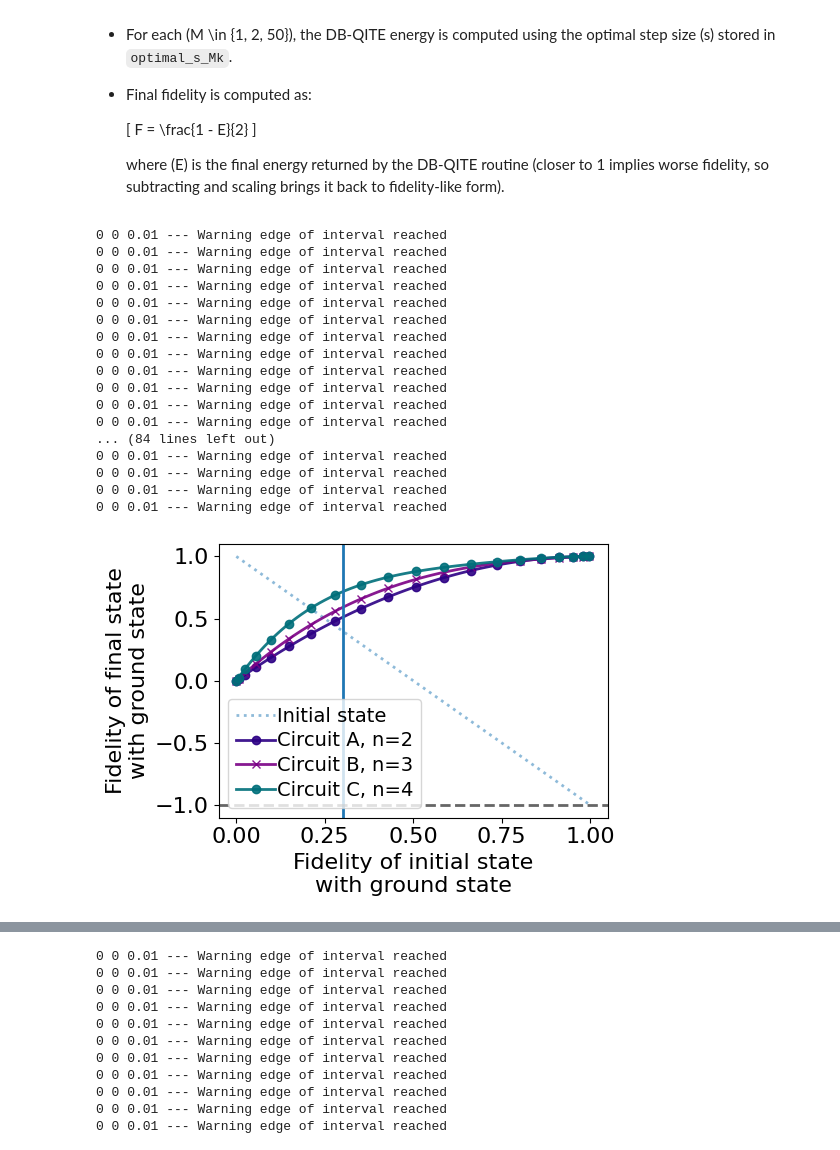
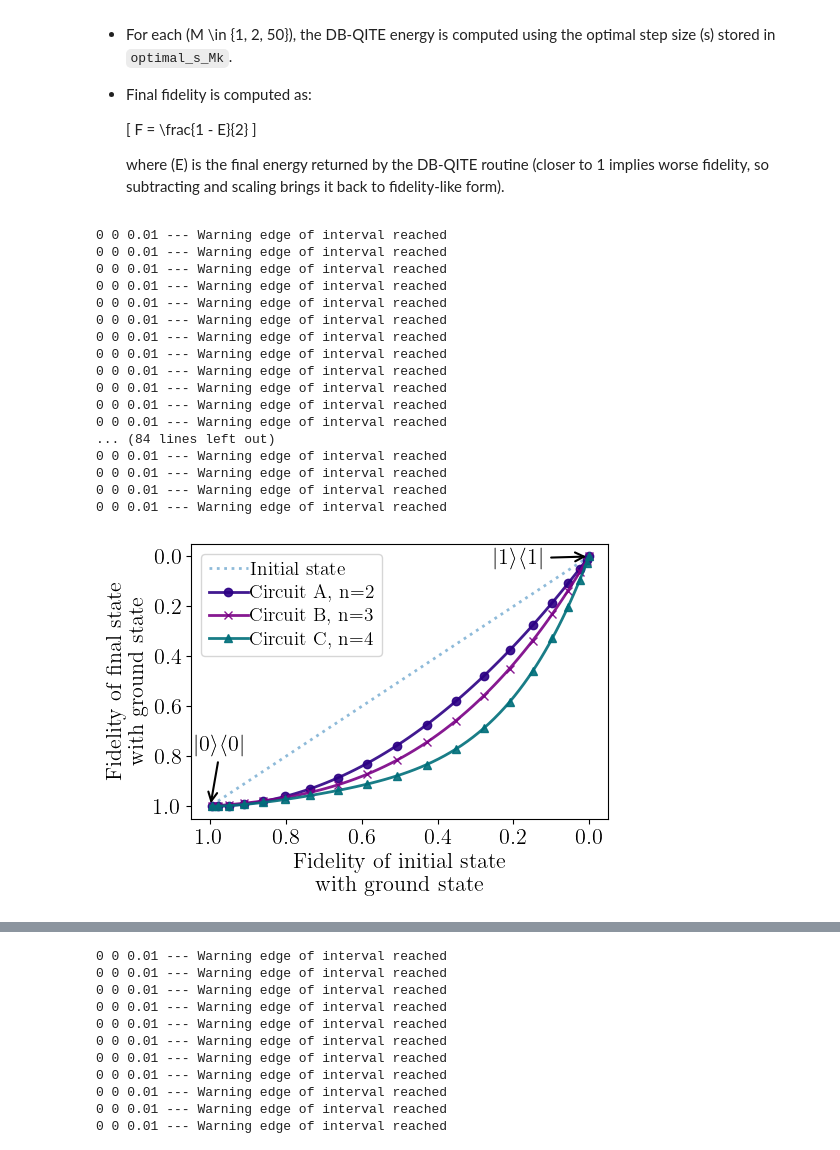
Before and after one commit to khanhuyengiang/dbac, a Jupyter notebook: jupyter_notebooks/qite_dme_notebook_k1_k2_energy.ipynb, the cells around one changed output, grey strips where cells are left out. Cells and saved outputs as stored; diff of their text form; code cells hidden in the pictures.

Commit message:
energy values for qubit 2

```diff
--- a/jupyter_notebooks/qite_dme_notebook_k1_k2_energy.ipynb
+++ b/jupyter_notebooks/qite_dme_notebook_k1_k2_energy.ipynb
@@ -27,8 +27,8 @@ plt.rcParams.update({
     'legend.labelspacing': .3,
     'legend.columnspacing': .3,
     'legend.handletextpad': .1,
-    # 'text.usetex': True,
-    # 'font.family': "serif",
+    'text.usetex': True,
+    'font.family': "serif",
     'font.serif': "cm",
     'figure.figsize': [5, 3.5],
     'figure.autolayout': True
@@ -86,12 +84,12 @@ sigma_x = np.array([[0, 1], [1, 0]])
 thetas = np.linspace(0, 1, 100)
 psis = np.array([expm(-1j * np.pi/2 * sigma_x * t) @ [[0], [1]] for t in thetas])
 state_0 = np.array([1, 0], dtype=complex)
-target_fidelity = -1
+target_fidelity = 0.9
 
 # Helper: Fidelity w.r.t. |0⟩
 def fidelity_with_0(state):
-    ρ = state @ state.T.conj() if state.ndim == 2 else state
-    return np.real(state_0.conj().T @ ρ @ state_0)
+    rho = state @ state.T.conj() if state.ndim == 2 else state
+    return np.real(state_0.conj().T @ rho @ state_0)
 
 # Initial state fidelities and GCI energy
 fidelities_original = [fidelity_with_0(psi) for psi in psis]
@@ -113,59 +111,56 @@ dict_fid_RGCI_2 = run_dbqite({1: 'Circuit C, n=4'}, k=2, psis=psis)
 
 # Plot
 fig, ax = plt.subplots(figsize=(5.5, 4))
-ax.plot(fidelities_original, res_init, label="Initial state", alpha=0.5, linestyle=':')
+ax.plot(fidelities_original, fidelities_original, label="Initial state", alpha=0.5, linestyle=':')
 
 color = ['#2c0084', '#7a0085', '#006f7a', 'C0']
 markers = ['o', 'x', '^']
 
-for i, (label, energies) in enumerate(dict_fid_RGCI_1.items()):
-    ax.plot(fidelities_original, energies, label=label, color=color[i],
+for i, (label, fidelities) in enumerate(dict_fid_RGCI_1.items()):
+    ax.plot(fidelities_original, fidelities, label=label, color=color[i],
             marker=markers[i], markevery=5, markersize=6, alpha=0.9)
 
-for i, (label, energies) in enumerate(dict_fid_RGCI_2.items()):
-    ax.plot(fidelities_original, energies, label=label, color=color[i+2],
-            marker=markers[i], markevery=5, markersize=6, alpha=0.9)
+for i, (label, fidelities) in enumerate(dict_fid_RGCI_2.items()):
+    ax.plot(fidelities_original, fidelities, label=label, color=color[i+2],
+            marker=markers[i+2], markevery=5, markersize=6, alpha=0.9)
 
-ax.axvline(0.3)
+# Reverse axes: higher overlap → left/lower corner
+plt.gca().invert_xaxis()
+plt.gca().invert_yaxis()
+# ax.axhline(y=target_fidelity, color='k', alpha=0.6, linestyle='--', label=f'Target F = {target_fidelity}')
 
-
-# Annotations
-ax.axhline(y=target_fidelity, color='k', alpha=0.6, linestyle='--')
+# Labels and legend
 ax.set_xlabel('Fidelity of initial state\nwith ground state')
 ax.set_ylabel('Fidelity of final state\nwith ground state')
 ax.legend()
 
-ax.annotate(r'$|1\rangle\langle 1|$',
-            xy=(fidelities_original[0], res_init[0] + 1),
-            xytext=(fidelities_original[0] + 0.15, res_init[0] + 0.9),
-            arrowprops=dict(arrowstyle='->', lw=1.5))
-
-ax.annotate(r'$|0\rangle\langle 0|$',
-            xy=(fidelities_original[-1], res_init[-1] - 2),
-            xytext=(fidelities_original[-1] - 0.1, res_init[-1] - 1.5),
-            arrowprops=dict(arrowstyle='->', lw=1.5))
+# Annotate |1⟩ and |0⟩
+ax.annotate(r'$|1\rangle\langle 1|$', xy=(fidelities_original[0], fidelities[0]),
+            xytext=(fidelities_original[0]+0.25, fidelities[0]+0.03), arrowprops=dict(arrowstyle='->', lw=1.5))
+ax.annotate(r'$|0\rangle\langle 0|$', xy=(fidelities_original[-1], fidelities[-1]),
+            xytext=(fidelities_original[-1]+0.04, fidelities[-1]-0.22), arrowprops=dict(arrowstyle='->', lw=1.5))
 
 plt.tight_layout()
-plt.savefig(f'plots/energy_QITE_DME_k_2_M_fidelity_final_vs_original.pdf')
+plt.savefig(f'plots/3_circuit_fid.pdf')
 # %% [output]
 0 0 0.01 --- Warning edge of interval reached
 0 0 0.01 --- Warning edge of interval reached
 0 0 0.01 --- Warning edge of interval reached
 0 0 0.01 --- Warning edge of interval reached
 0 0 0.01 --- Warning edge of interval reached
 0 0 0.01 --- Warning edge of interval reached
 0 0 0.01 --- Warning edge of interval reached
 0 0 0.01 --- Warning edge of interval reached
 0 0 0.01 --- Warning edge of interval reached
 0 0 0.01 --- Warning edge of interval reached
 0 0 0.01 --- Warning edge of interval reached
 0 0 0.01 --- Warning edge of interval reached
 ... (84 lines left out)
 0 0 0.01 --- Warning edge of interval reached
 0 0 0.01 --- Warning edge of interval reached
 0 0 0.01 --- Warning edge of interval reached
 0 0 0.01 --- Warning edge of interval reached
-[figure, old version]
+[figure, new version]
 # %%
 import numpy as np
 import matplotlib.pyplot as plt
```
Also changed, not shown: parts of 4 cells of this notebook, 34 other files.
